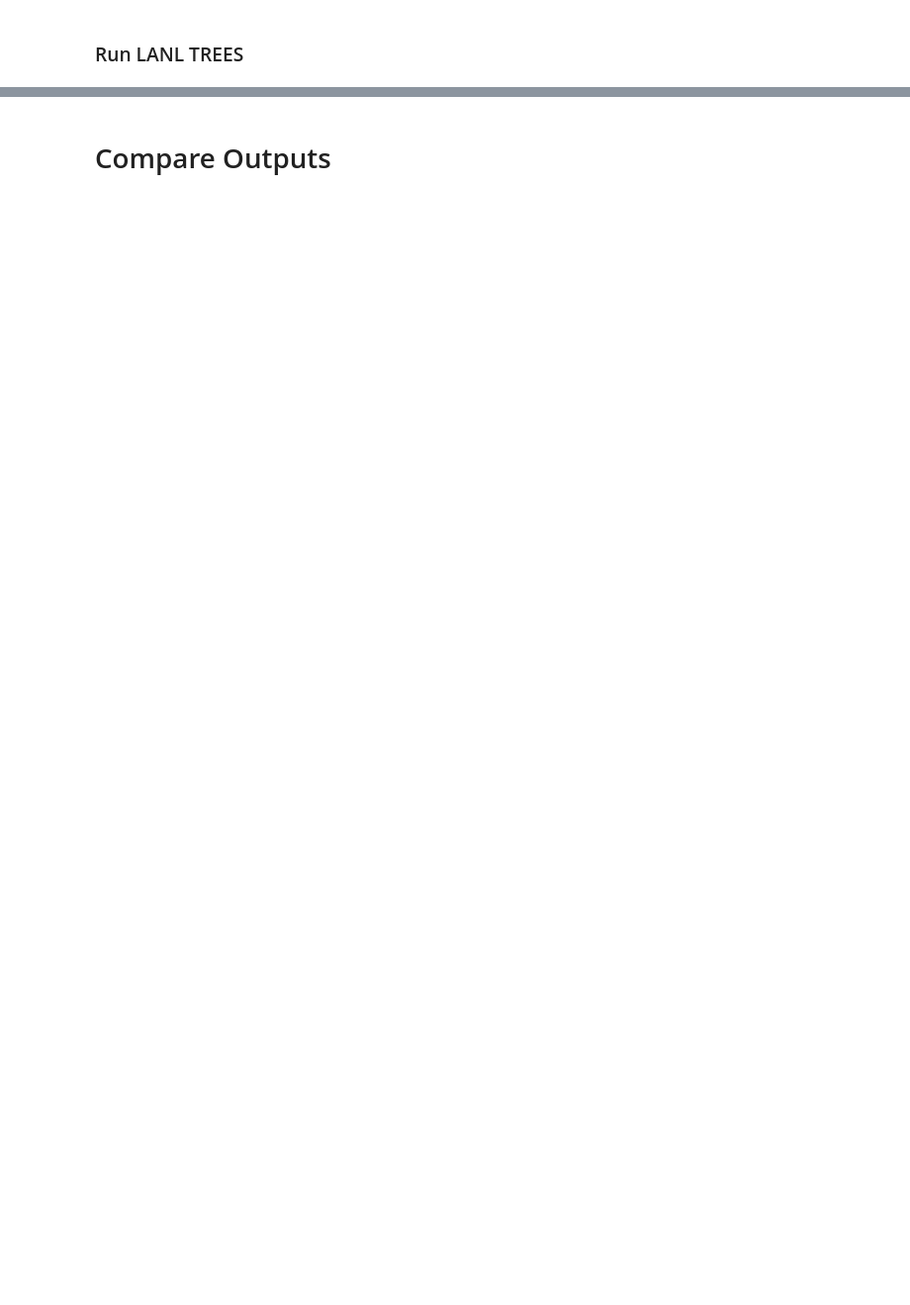
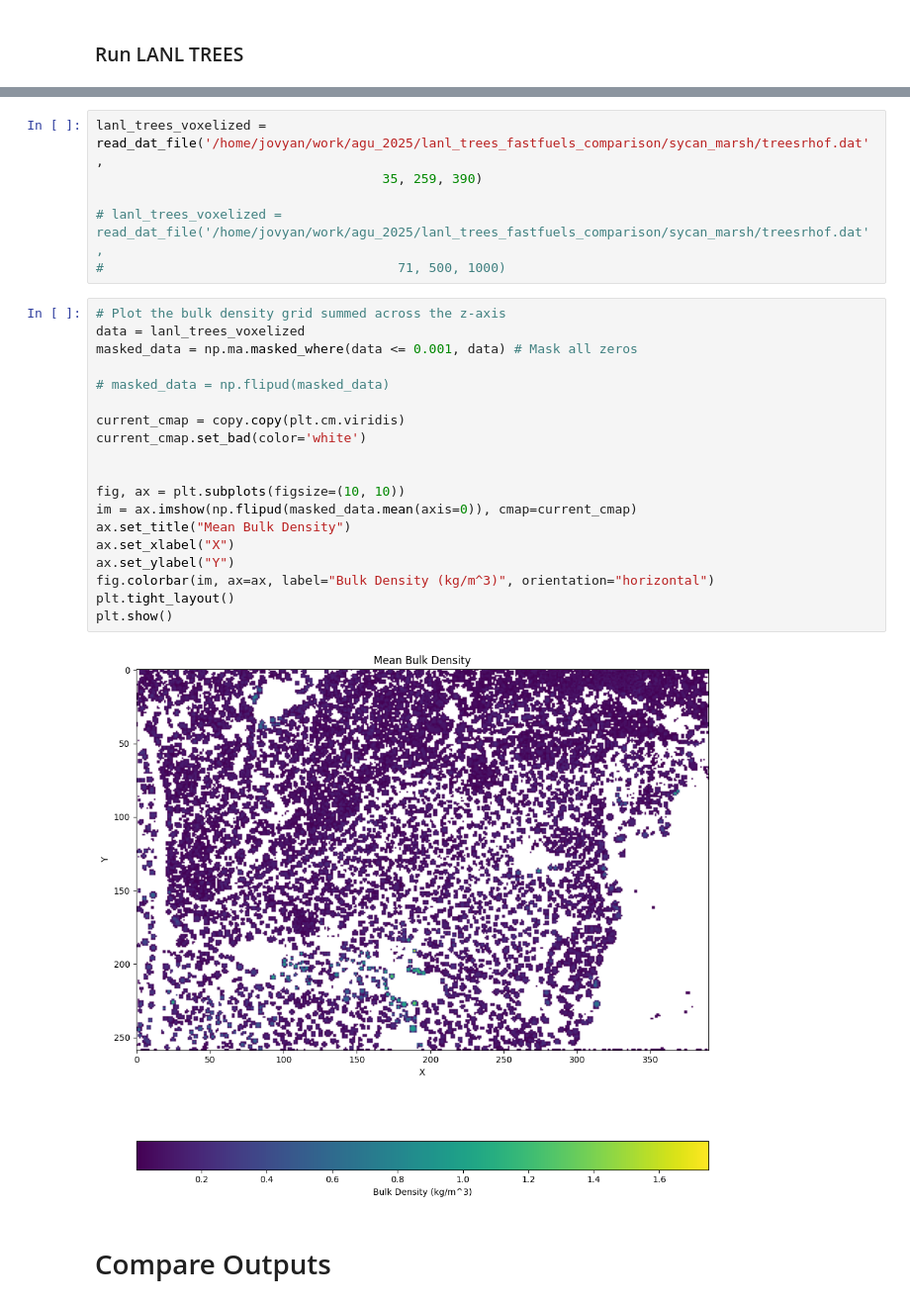
Before and after one commit to BurnPro3D/agu_2025, a Jupyter notebook: lanl_trees_fastfuels_comparison/sycan_marsh/workflow_sycan_marsh_ff_lanl_trees.ipynb, the cells around one changed output, grey strips where cells are left out. Shown at 99% size. Drawn from its saved outputs; the diff is of its cells as text; blank space fills up the shorter version.

```diff
--- a/lanl_trees_fastfuels_comparison/sycan_marsh/workflow_sycan_marsh_ff_lanl_trees.ipynb
+++ b/lanl_trees_fastfuels_comparison/sycan_marsh/workflow_sycan_marsh_ff_lanl_trees.ipynb
@@ -211,2 +286,29 @@ plt.show()
+# %%
+lanl_trees_voxelized = read_dat_file('/home/jovyan/work/agu_2025/lanl_trees_fastfuels_comparison/sycan_marsh/treesrhof.dat',
+                                     35, 259, 390)
+
+# lanl_trees_voxelized = read_dat_file('/home/jovyan/work/agu_2025/lanl_trees_fastfuels_comparison/sycan_marsh/treesrhof.dat',
+#                                      71, 500, 1000)
+# %%
+# Plot the bulk density grid summed across the z-axis
+data = lanl_trees_voxelized
+masked_data = np.ma.masked_where(data <= 0.001, data) # Mask all zeros
+
+# masked_data = np.flipud(masked_data)
+
+current_cmap = copy.copy(plt.cm.viridis)
+current_cmap.set_bad(color='white')
+
+
+fig, ax = plt.subplots(figsize=(10, 10))
+im = ax.imshow(np.flipud(masked_data.mean(axis=0)), cmap=current_cmap)
+ax.set_title("Mean Bulk Density")
+ax.set_xlabel("X")
+ax.set_ylabel("Y")
+fig.colorbar(im, ax=ax, label="Bulk Density (kg/m^3)", orientation="horizontal")
+plt.tight_layout()
+plt.show()
+# %% [output]
+[figure, added]
 # %% [markdown]
 # Compare Outputs
```
Also changed, not shown: parts of 15 cells of this notebook.
